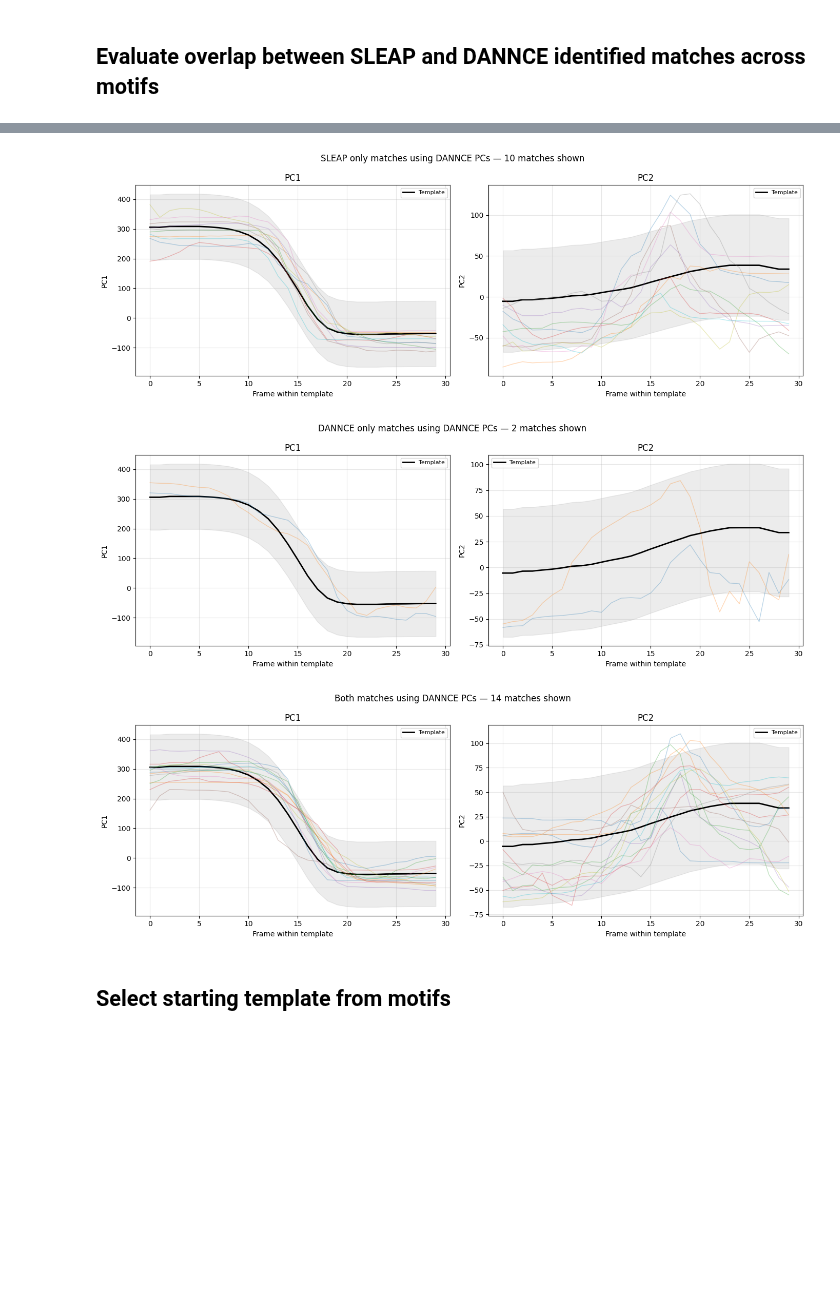
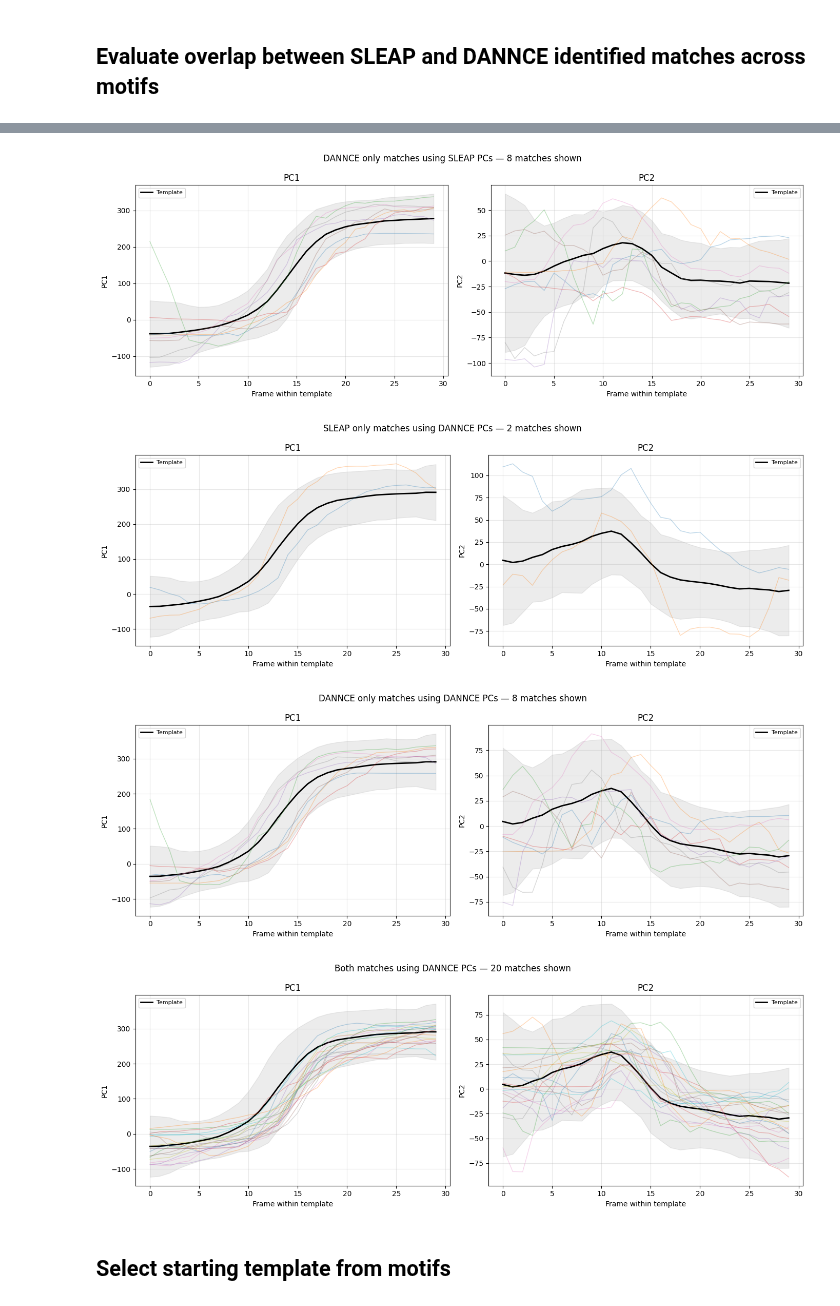
Before and after one commit to dysprague/CLIRB_analyses, a Jupyter notebook: baseline_checks.ipynb, the cells around one changed output, grey strips where cells are left out. Drawn from its saved outputs; the diff is of its cells as text; code cells hidden in the pictures; blank space fills up the shorter version.

```diff
--- a/baseline_checks.ipynb
+++ b/baseline_checks.ipynb
@@ -906,7 +880,7 @@ def save_checked_matches(idxs_to_check, features, check_folder, pcs_to_use, boun
 # %% [markdown]
 ## Evaluate overlap between SLEAP and DANNCE identified matches across motifs
 # %%
-template_file = 'R1_template_1_rebuild.npz'
+template_file = 'template_199.npz'
 n_components = 2  # number of PCs for template matching
 
 # Load template
@@ -933 +907,4 @@ Bounds: 1.5
 PCs used: [0 1]
+# %%
+template_data.keys()
+pc_template_bounds = template_data['bounds_to_use']
@@ -952,0 +985,23 @@ DANNCE offline matches: 16
+# %%
+sleap_match_pcs = np.array([sleap_pcs[match-30+1:match+1,:2] for match in sleap_matches])
+sleap_rebuild_template = np.mean(sleap_match_pcs, axis=0)
+sleap_rebuild_std = np.std(sleap_match_pcs, axis=0)
+
+dannce_match_pcs = np.array([dannce_pcs[match-30+1:match+1,:2] for match in sleap_matches])
+dannce_rebuild_template = np.mean(dannce_match_pcs, axis=0)
+dannce_rebuild_std = np.std(dannce_match_pcs, axis=0)
+
+sleap_matches_new, num_outside = get_template_match_indices(
+    sleap_pcs[:,:n_components], sleap_rebuild_template, sleap_rebuild_std*2, refractory_frames=template_length
+    #sleap_pcs[:,:n_components], template_filt, pc_template_bounds, refractory_frames=template_length
+    #sleap_pcs[:,:n_components], sleap_template_pcs[:,:2], pc_template_bounds, refractory_frames=template_length
+)
+
+dannce_matches_new, num_outside = get_template_match_indices(
+    dannce_pcs[:,:n_components], dannce_rebuild_template, dannce_rebuild_std*2, refractory_frames=template_length
+    #dannce_pcs[:,:n_components], template_filt, pc_template_bounds, refractory_frames=template_length
+    #dannce_pcs[:,:n_components], dannce_template_pcs[:,:2], pc_template_bounds, refractory_frames=template_length
+)
+
+print(len(sleap_matches_new))
+print(len(dannce_matches_new))
@@ -1049,17 +1116,21 @@ def get_match_overlap(dannce_matches, sleap_matches, thresh=10):
 
         return sleap_only, dannce_only, both
 
-sleap_only, dannce_only, both = get_match_overlap(dannce_matches, sleap_matches)
+#sleap_only, dannce_only, both = get_match_overlap(dannce_matches, sleap_matches)
+sleap_only, dannce_only, both = get_match_overlap(dannce_matches_new, sleap_matches_new)
 # %%
-plot_template_matches(sleap_pcs, sleap_only, template_filt, pc_template_bounds,
+plot_template_matches(sleap_pcs, sleap_only, sleap_rebuild_template, sleap_rebuild_std*2,
                       n_components=n_components, title='SLEAP only matches using SLEAP PCs')
 
-plot_template_matches(dannce_pcs, sleap_only, template_filt, pc_template_bounds,
+plot_template_matches(sleap_pcs, dannce_only, sleap_rebuild_template, sleap_rebuild_std*2,
+                      n_components=n_components, title='DANNCE only matches using SLEAP PCs')
+
+plot_template_matches(dannce_pcs, sleap_only, dannce_rebuild_template, dannce_rebuild_std*2,
                       n_components=n_components, title='SLEAP only matches using DANNCE PCs')
 
-plot_template_matches(dannce_pcs, dannce_only, template_filt, pc_template_bounds,
+plot_template_matches(dannce_pcs, dannce_only, dannce_rebuild_template, dannce_rebuild_std*2,
                       n_components=n_components, title='DANNCE only matches using DANNCE PCs')
 
-plot_template_matches(dannce_pcs, both, template_filt, pc_template_bounds,
+plot_template_matches(dannce_pcs, both, dannce_rebuild_template, dannce_rebuild_std*2,
                       n_components=n_components, title='Both matches using DANNCE PCs')
 # %% [output]
@@ -1067,5 +1138,6 @@ plot_template_matches(dannce_pcs, both, template_filt, pc_template_bounds,
-[figure, old version]
+[figure, new version]
-[figure, old version]
+[figure, new version]
-[figure, old version]
+[figure, new version]
+[figure, added]
 # %% [markdown]
 ## Select starting template from motifs
```
Also changed, not shown: parts of 15 cells of this notebook.
